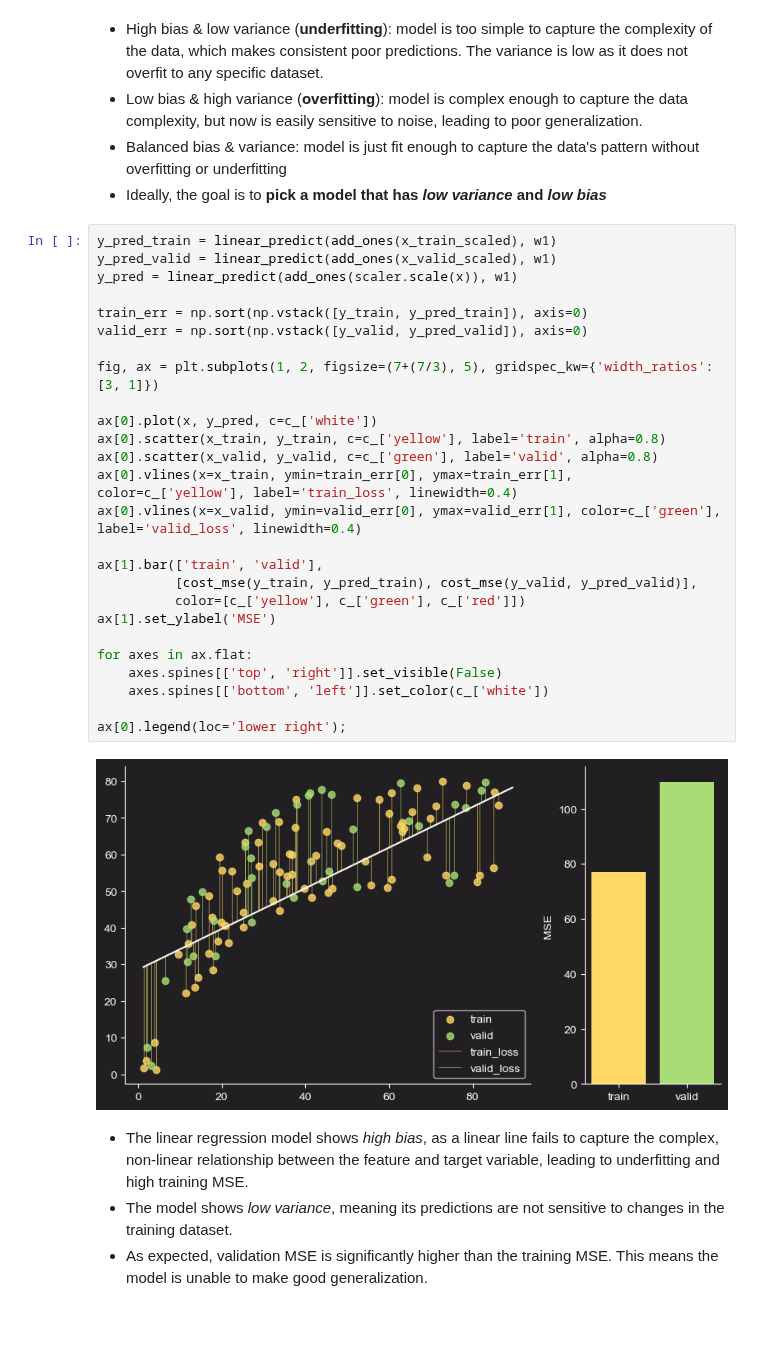
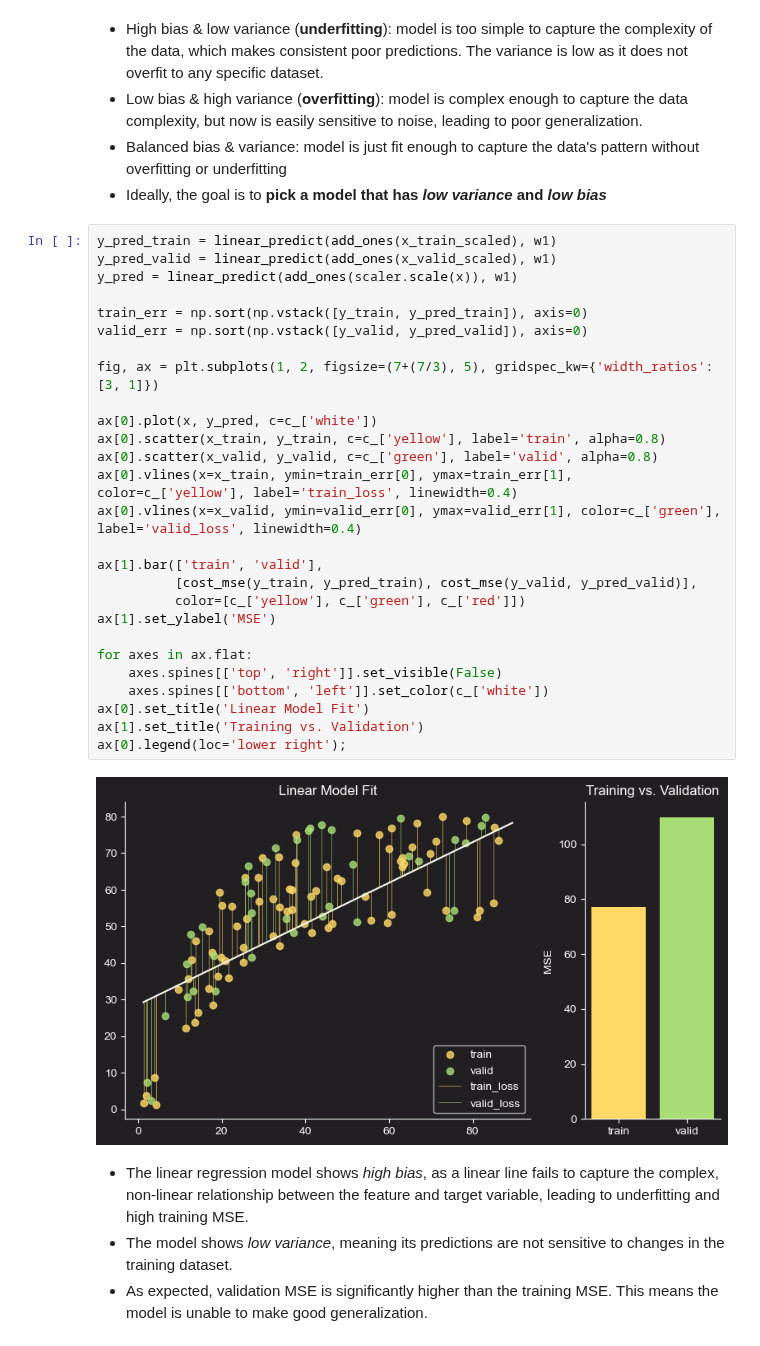
Before and after one commit to jakecreate/machine-learning-from-scratch, a Jupyter notebook: notebooks/1_fundamentals_of_supervised_learning.ipynb, the cells around one changed output. Drawn from its saved outputs; the diff is of its cells as text.

```diff
--- a/notebooks/1_fundamentals_of_supervised_learning.ipynb
+++ b/notebooks/1_fundamentals_of_supervised_learning.ipynb
@@ -388,31 +388,32 @@ There are the common 3 cases of bias vs variance:
 # %%
 y_pred_train = linear_predict(add_ones(x_train_scaled), w1)
 y_pred_valid = linear_predict(add_ones(x_valid_scaled), w1)
 y_pred = linear_predict(add_ones(scaler.scale(x)), w1)
 
 train_err = np.sort(np.vstack([y_train, y_pred_train]), axis=0)
 valid_err = np.sort(np.vstack([y_valid, y_pred_valid]), axis=0)
 
 fig, ax = plt.subplots(1, 2, figsize=(7+(7/3), 5), gridspec_kw={'width_ratios': [3, 1]})
 
 ax[0].plot(x, y_pred, c=c_['white'])
 ax[0].scatter(x_train, y_train, c=c_['yellow'], label='train', alpha=0.8)
 ax[0].scatter(x_valid, y_valid, c=c_['green'], label='valid', alpha=0.8)
 ax[0].vlines(x=x_train, ymin=train_err[0], ymax=train_err[1], color=c_['yellow'], label='train_loss', linewidth=0.4)
 ax[0].vlines(x=x_valid, ymin=valid_err[0], ymax=valid_err[1], color=c_['green'], label='valid_loss', linewidth=0.4)
 
 ax[1].bar(['train', 'valid'],
           [cost_mse(y_train, y_pred_train), cost_mse(y_valid, y_pred_valid)],
           color=[c_['yellow'], c_['green'], c_['red']])
 ax[1].set_ylabel('MSE')
 
 for axes in ax.flat:
     axes.spines[['top', 'right']].set_visible(False)
     axes.spines[['bottom', 'left']].set_color(c_['white'])
-
+ax[0].set_title('Linear Model Fit')
+ax[1].set_title('Training vs. Validation')
 ax[0].legend(loc='lower right');
 # %% [output]
-[figure, old version]
+[figure, new version]
 # %% [markdown]
 * The linear regression model shows _high bias_, as a linear line fails to capture the complex, non-linear relationship between the feature and target variable, leading to underfitting and high training MSE.
 * The model shows _low variance_, meaning its predictions are not sensitive to changes in the training dataset.
```
